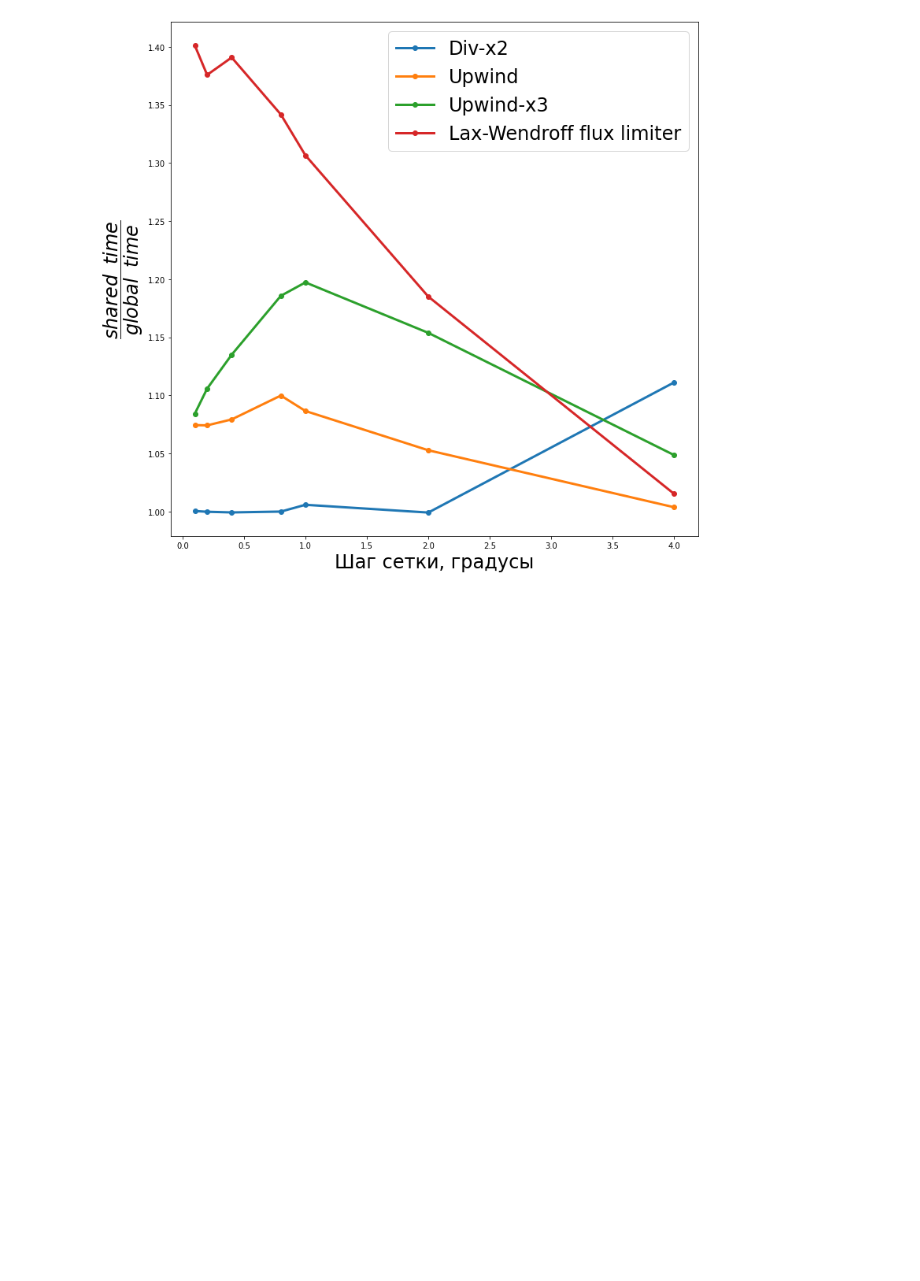
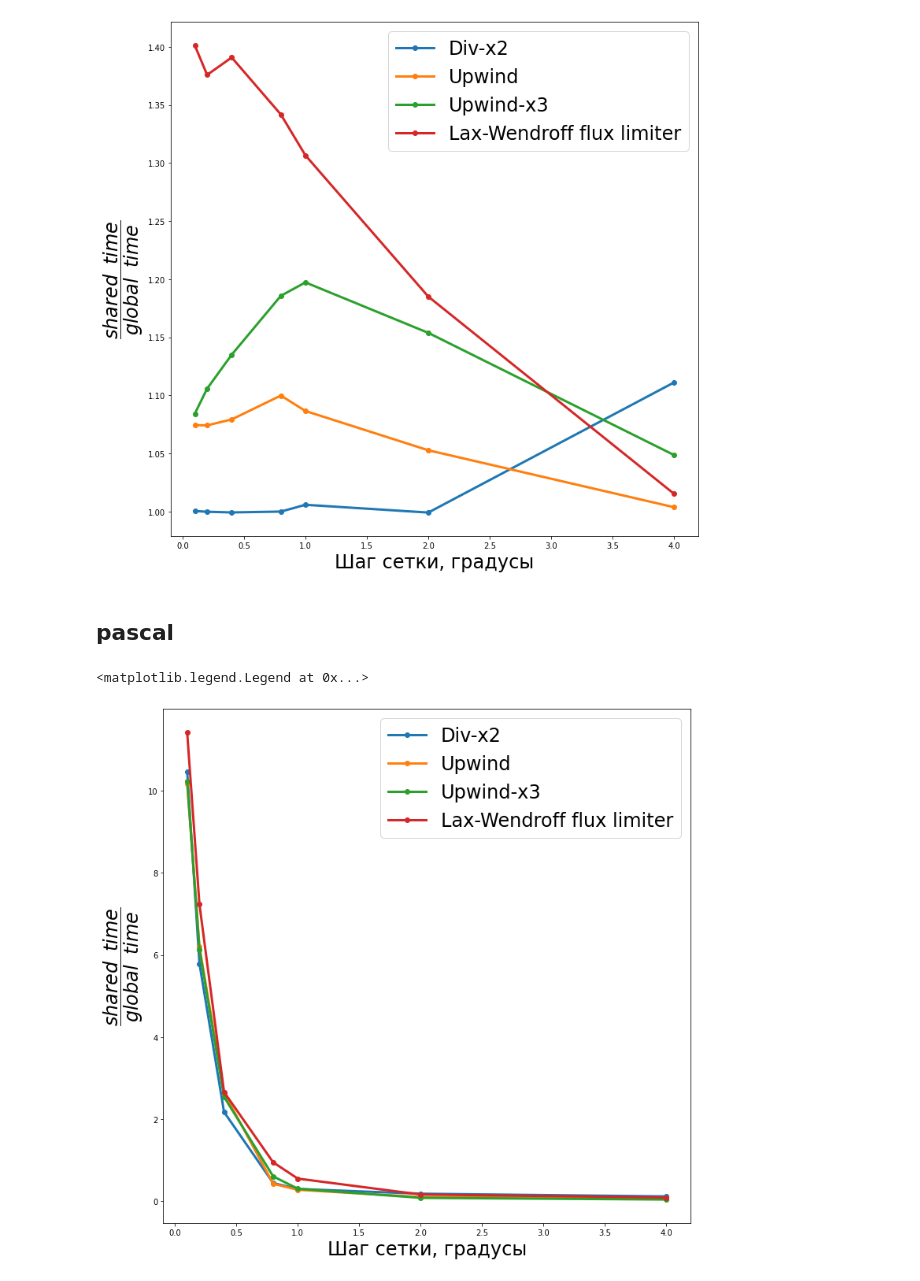
Before and after one commit to Lizzzka007/PythonProgs, a Jupyter notebook: ScaledPerfomance.ipynb, the cells around one changed output. Cells and saved outputs as stored; diff of their text form; code cells hidden in the pictures; blank space fills up the shorter version.

```diff
--- a/ScaledPerfomance.ipynb
+++ b/ScaledPerfomance.ipynb
@@ -228,3 +228,39 @@ ax.legend(fontsize = 24, loc='best')
 # %% [output]
 <matplotlib.legend.Legend at 0x...>
 [figure]
+# %% [markdown]
+## pascal
+# %%
+sh_d_p  = [0.023109, 0.026739, 0.038270, 0.049324, 0.057755, 0.156736, 0.676747]
+gl_d_p =  [0.002695, 0.004895, 0.011428, 0.021817, 0.125565, 0.907591, 7.089068]
+
+sh_u_p =  [0.025981, 0.029203, 0.040255, 0.045396, 0.047710, 0.143861, 0.685828]
+gl_u_p  = [0.001753, 0.002956, 0.011190, 0.019315, 0.126126, 0.892387, 6.979480]
+
+sh_u3_p =  [0.046461, 0.038813, 0.040853, 0.036141, 0.052650, 0.153167, 0.726708]
+gl_u3_p  = [0.001871, 0.003176, 0.012425, 0.021860, 0.133924, 0.940107, 7.437940]
+
+sh_lax_p =  [0.026783, 0.026056, 0.036455, 0.038683, 0.082457, 0.215314, 1.067004]
+gl_lax_p = [0.002416, 0.004257, 0.020085, 0.036625, 0.219431, 1.557751, 12.189239]
+
+AngleStep = [4, 2, 1, 0.8, 0.4, 0.2, 0.1]
+
+# Scale1(sh_lax, gl_lax)
+# Scale1(sh_u, gl_u)
+# Scale1(sh_u3, gl_u3)
+Scale1(gl_d_p, sh_d_p)
+Scale1(gl_u_p, sh_u_p)
+Scale1(gl_u3_p, sh_u3_p)
+Scale1(gl_lax_p, sh_lax_p)
+
+fig, ax = plt.subplots(figsize=(12,12))
+plt.xlabel("Шаг сетки, градусы", fontsize=24)
+plt.ylabel("$\dfrac{shared \;\; time}{global \;\; time}$", fontsize=24)
+ax.plot(AngleStep, gl_d_p, marker='o', linewidth=3, label="Div-x2")
+ax.plot(AngleStep, gl_u_p, marker='o', linewidth=3, label="Upwind")
+ax.plot(AngleStep, gl_u3_p, marker='o', linewidth=3, label="Upwind-x3")
+ax.plot(AngleStep, gl_lax_p, marker='o', linewidth=3, label="Lax-Wendroff flux limiter")
+ax.legend(fontsize = 24, loc='best')
+# %% [output]
+<matplotlib.legend.Legend at 0x...>
+[figure, added]
```
Also changed, not shown: parts of 8 cells of this notebook, 4 other files.
